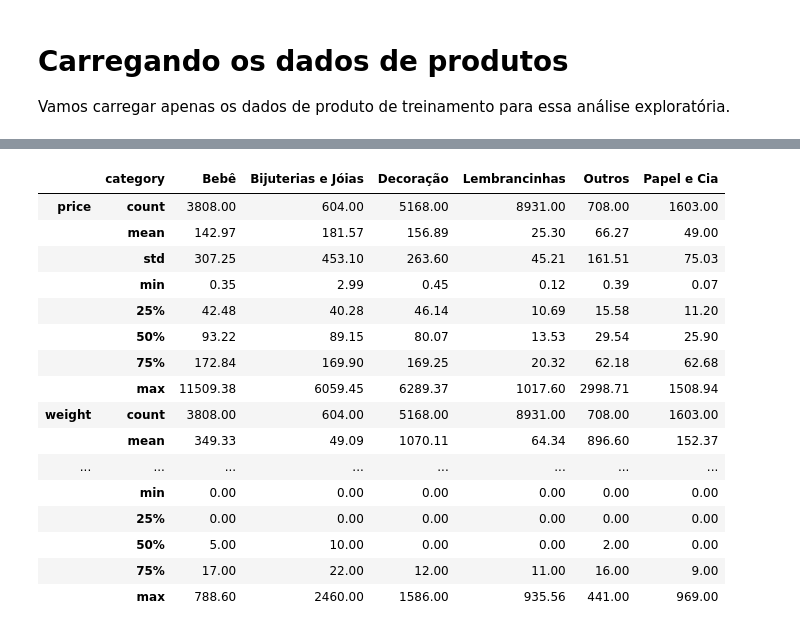
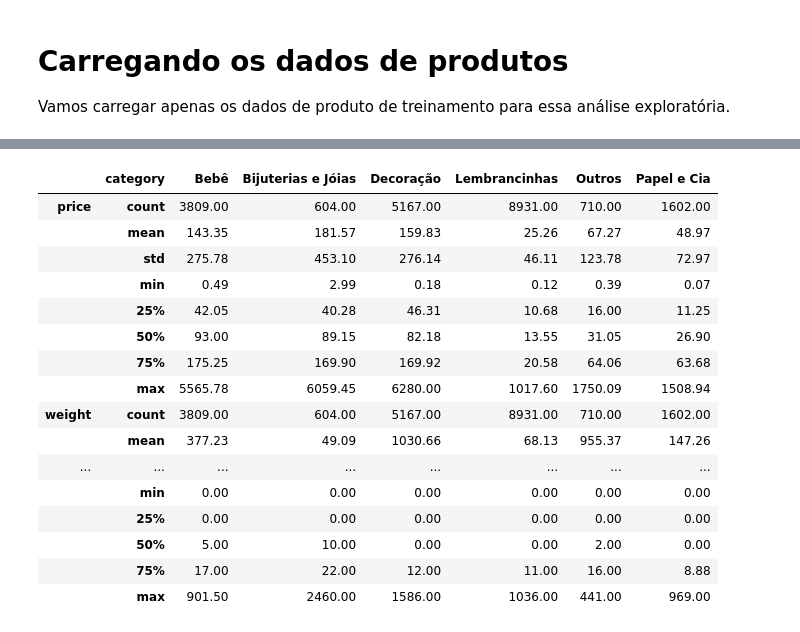
Before and after one commit to leofmr/product_recommender, a Jupyter notebook: notebooks/1 - product_analysis.ipynb, the cells around one changed output, grey strips where cells are left out. Cells and saved outputs as stored; diff of their text form; code cells hidden in the pictures.

```diff
--- a/notebooks/1 - product_analysis.ipynb
+++ b/notebooks/1 - product_analysis.ipynb
@@ -35,6 +60,6 @@ True
 Vamos carregar apenas os dados de produto de treinamento para essa análise
 exploratória.
 # %%
-df = pd.read_pickle("../data/train_prod.pickle").dropna().reset_index(drop=True)
+df = pd.read_pickle("../data/train_prod.pickle")
 df.head()
 # %% [output]
@@ -69,20 +169,21 @@ memory usage: 1.9+ MB
 # %%
-df.drop(columns=["product_id", "seller_id", "express_delivery"]).groupby("category").describe().T.round(2)
+(df.drop(columns=["seller_id", "express_delivery"]).
+ groupby("category").describe().T.round(2))
 # %% [output]
 |  | category | Bebê | Bijuterias e Jóias | Decoração | Lembrancinhas | Outros | Papel e Cia |
-| price | count | 3808.00 | 604.00 | 5168.00 | 8931.00 | 708.00 | 1603.00 |
-|  | mean | 142.97 | 181.57 | 156.89 | 25.30 | 66.27 | 49.00 |
-|  | std | 307.25 | 453.10 | 263.60 | 45.21 | 161.51 | 75.03 |
-|  | min | 0.35 | 2.99 | 0.45 | 0.12 | 0.39 | 0.07 |
-|  | 25% | 42.48 | 40.28 | 46.14 | 10.69 | 15.58 | 11.20 |
-|  | 50% | 93.22 | 89.15 | 80.07 | 13.53 | 29.54 | 25.90 |
-|  | 75% | 172.84 | 169.90 | 169.25 | 20.32 | 62.18 | 62.68 |
-|  | max | 11509.38 | 6059.45 | 6289.37 | 1017.60 | 2998.71 | 1508.94 |
-| weight | count | 3808.00 | 604.00 | 5168.00 | 8931.00 | 708.00 | 1603.00 |
-|  | mean | 349.33 | 49.09 | 1070.11 | 64.34 | 896.60 | 152.37 |
+| price | count | 3809.00 | 604.00 | 5167.00 | 8931.00 | 710.00 | 1602.00 |
+|  | mean | 143.35 | 181.57 | 159.83 | 25.26 | 67.27 | 48.97 |
+|  | std | 275.78 | 453.10 | 276.14 | 46.11 | 123.78 | 72.97 |
+|  | min | 0.49 | 2.99 | 0.18 | 0.12 | 0.39 | 0.07 |
+|  | 25% | 42.05 | 40.28 | 46.31 | 10.68 | 16.00 | 11.25 |
+|  | 50% | 93.00 | 89.15 | 82.18 | 13.55 | 31.05 | 26.90 |
+|  | 75% | 175.25 | 169.90 | 169.92 | 20.58 | 64.06 | 63.68 |
+|  | max | 5565.78 | 6059.45 | 6280.00 | 1017.60 | 1750.09 | 1508.94 |
+| weight | count | 3809.00 | 604.00 | 5167.00 | 8931.00 | 710.00 | 1602.00 |
+|  | mean | 377.23 | 49.09 | 1030.66 | 68.13 | 955.37 | 147.26 |
 | ... | ... | ... | ... | ... | ... | ... | ... |
 |  | min | 0.00 | 0.00 | 0.00 | 0.00 | 0.00 | 0.00 |
 |  | 25% | 0.00 | 0.00 | 0.00 | 0.00 | 0.00 | 0.00 |
 |  | 50% | 5.00 | 10.00 | 0.00 | 0.00 | 2.00 | 0.00 |
-|  | 75% | 17.00 | 22.00 | 12.00 | 11.00 | 16.00 | 9.00 |
-|  | max | 788.60 | 2460.00 | 1586.00 | 935.56 | 441.00 | 969.00 |
+|  | 75% | 17.00 | 22.00 | 12.00 | 11.00 | 16.00 | 8.88 |
+|  | max | 901.50 | 2460.00 | 1586.00 | 1036.00 | 441.00 | 969.00 |
```
Also changed, not shown: parts of 40 cells of this notebook.
